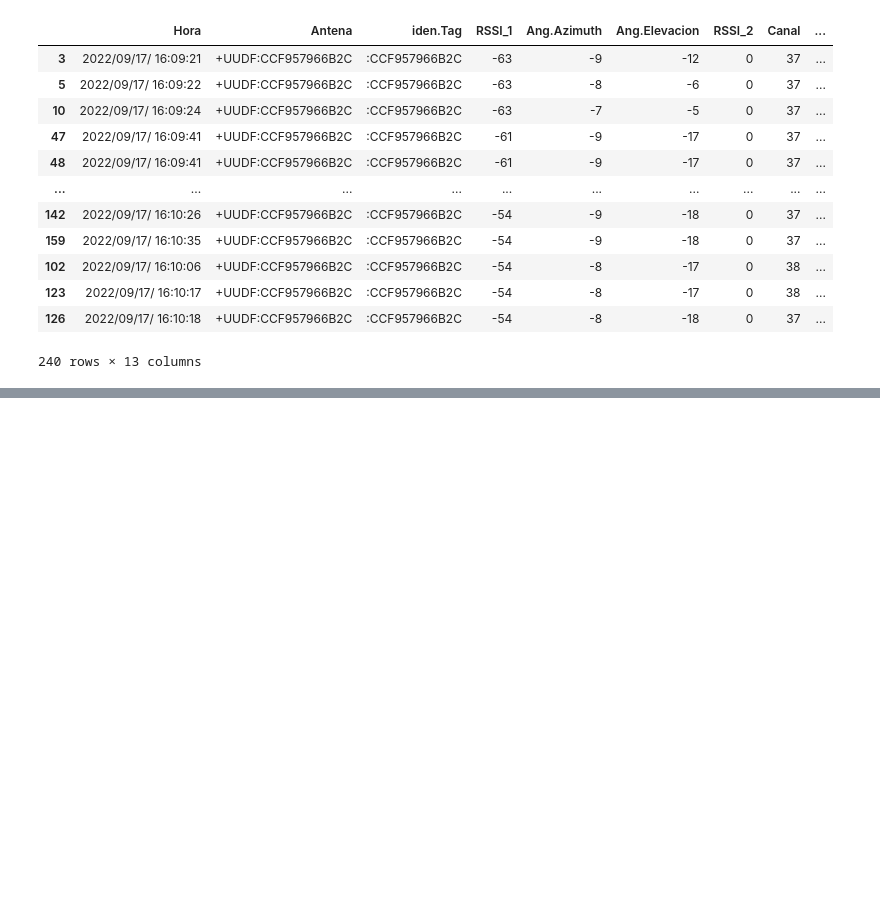
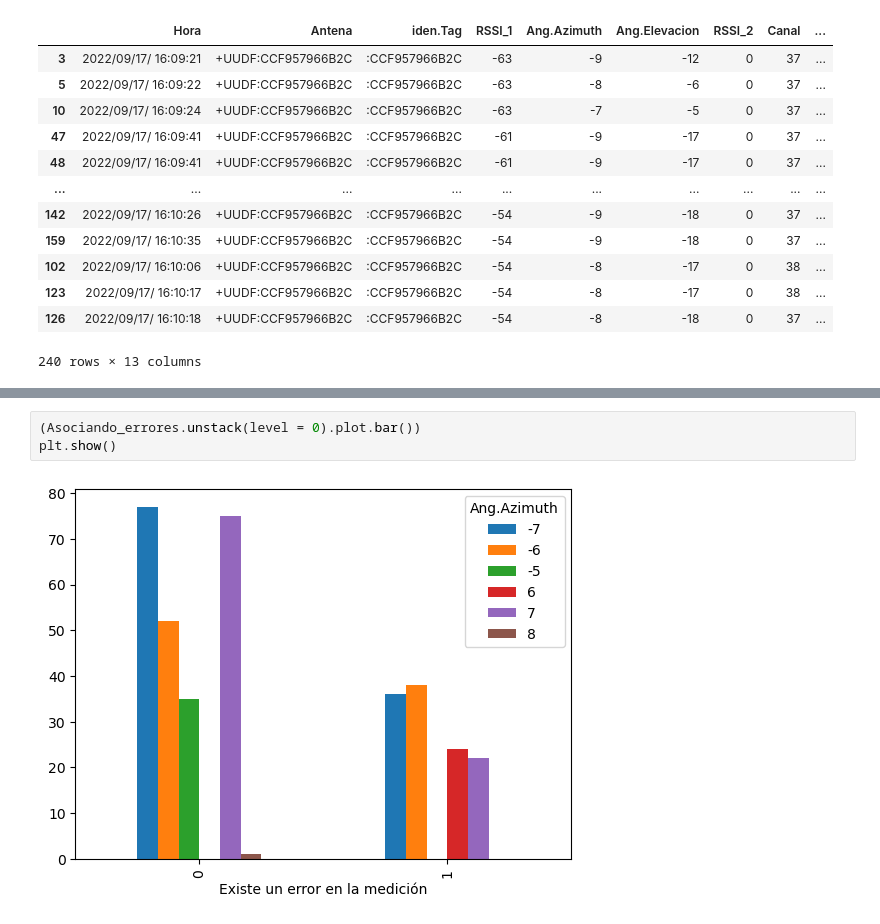
Before and after one commit to JocsanVergara/M_mediciones, a Jupyter notebook: Pruebas/Cargar_CSV_Pandas.ipynb, the cells around one changed output, grey strips where cells are left out. Cells and saved outputs as stored; diff of their text form; blank space fills up the shorter version.

```diff
--- a/Pruebas/Cargar_CSV_Pandas.ipynb
+++ b/Pruebas/Cargar_CSV_Pandas.ipynb
@@ -144,0 +296,5 @@ df.sort_values(['RSSI_1','Ang.Azimuth'], ascending = ['True','False'])
+# %%
+(Asociando_errores.unstack(level = 0).plot.bar())
+plt.show()
+# %% [output]
+[figure, added]
```
Also changed, not shown: parts of 21 cells of this notebook.
